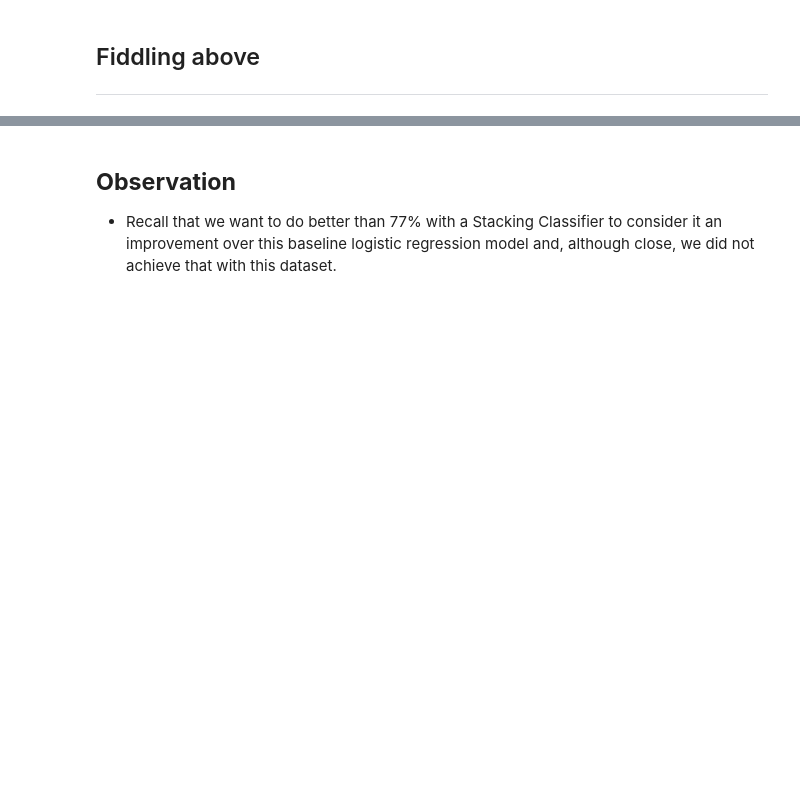
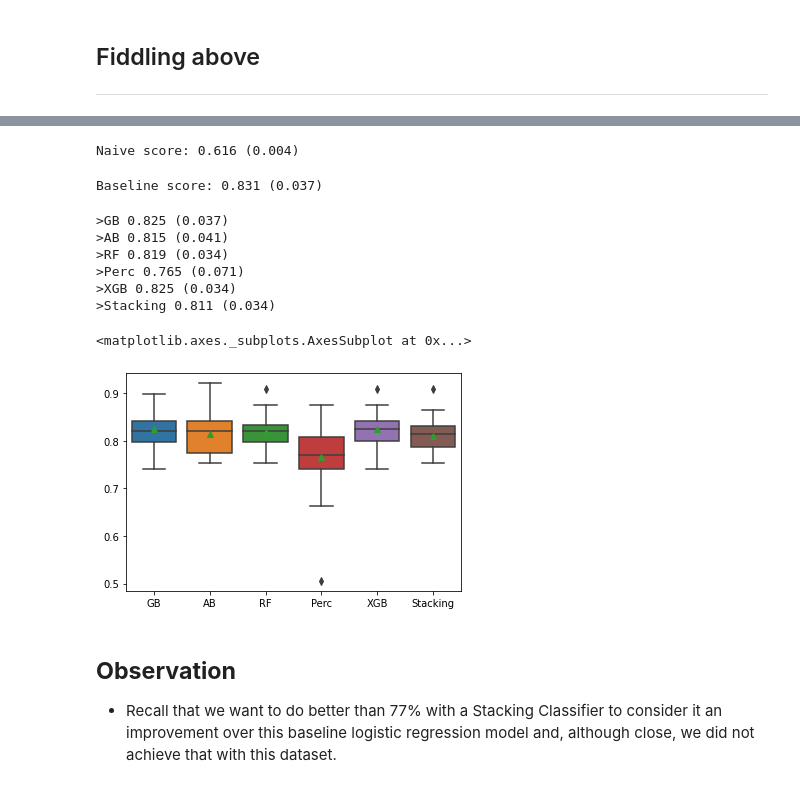
Before and after one commit to datacamp/Applied-Machine-Learning-Ensemble-Modeling-live-training, a Jupyter notebook: notebooks/python_live_session_template.ipynb, the cells around one changed output, grey strips where cells are left out. Drawn from its saved outputs; the diff is of its cells as text; code cells hidden in the pictures; blank space fills up the shorter version.

```diff
--- a/notebooks/python_live_session_template.ipynb
+++ b/notebooks/python_live_session_template.ipynb
@@ -641,0 +645,4 @@ DecisionTreeClassifier(ccp_alpha=0.0, class_weight=None, criterion='gini',
+# %%
+import pandas as pd
+titanic = pd.read_csv('https://github.com/datacamp/Applied-Machine-Learning-Ensemble-Modeling-live-training/blob/master/data/titanic_train.csv?raw=true')
+titanic.head()
@@ -641,0 +656,34 @@ DecisionTreeClassifier(ccp_alpha=0.0, class_weight=None, criterion='gini',
+# %%
+from sklearn.model_selection import train_test_split
+X = titanic.drop(['PassengerId','Survived','Name','Ticket'],axis=1)
+y = titanic['Survived']
+X_train, X_test, y_train, y_test = train_test_split(X, y, test_size=0.3, random_state=42)
+# %%
+# Evaluate naive
+
+# Instantiate a DummyClassifier with 'most_frequent' strategy
+naive = DummyClassifier(strategy='most_frequent')
+
+# Create RepeatedStratifiedKFold cross-validator with 10 folds, 3 repeats and a seed of 1.
+cv = RepeatedStratifiedKFold(n_splits=10, n_repeats=3, random_state=1)
+
+# Calculate accuracy using `cross_val_score()` with model instantiated, data to fit, target variable, 'accuracy' scoring, cross validator, n_jobs=-1, and error_score set to 'raise'
+n_scores = cross_val_score(naive, X, y, scoring='accuracy', cv=cv, n_jobs=-1, error_score='raise')
+
+# Print mean and standard deviation of n_scores:
+print('Naive score: %.3f (%.3f)' % (mean(n_scores), std(n_scores)))
+# %% [output]
+Naive score: 0.616 (0.004)
+# %%
+# Evaluate baseline model
+
+# Instantiate a LogisticRegression with 'lbfgs' solver and 'l2' penalty
+model = LogisticRegression(solver='lbfgs',penalty='l2')
+
+# Calculate accuracy using `cross_val_score()` with model instantiated, data to fit, target variable, 'accuracy' scoring, cross validator 'cv', and error_score set to 'raise'
+m_scores = cross_val_score(model, X, y, scoring='accuracy', cv=cv, n_jobs=-1, error_score='raise')
+
+# Print mean and standard deviation of m_scores:
+print('Baseline score: %.3f (%.3f)' % (mean(m_scores), std(m_scores)))
+# %% [output]
+Baseline score: 0.831 (0.037)
@@ -642,3 +754,37 @@ DecisionTreeClassifier(ccp_alpha=0.0, class_weight=None, criterion='gini',
+# %%
+# Evaluate the models and store results
+# Create an empty list for the results
+results = list()
+
+# Create an empty list for the model names
+names = list()
+
+# Create a for loop that iterates over each name, model in models dictionary
+for name, model in models.items():
+
+	# Call evaluate_model(model) and assign it to variable called scores
+	scores = evaluate_model(model)
+
+  # Append output from scores to the results list
+	results.append(scores)
+
+  # Append name to the names list
+	names.append(name)
+
+  # Print name, mean and standard deviation of scores:
+	print('>%s %.3f (%.3f)' % (name, mean(scores), std(scores)))
+
+# Plot model performance for comparison using names for x and results for y and setting showmeans to True
+sns.boxplot(x=names, y=results, showmeans=True)
+# %% [output]
+>GB 0.825 (0.037)
+>AB 0.815 (0.041)
+>RF 0.819 (0.034)
+>Perc 0.765 (0.071)
+>XGB 0.825 (0.034)
+>Stacking 0.811 (0.034)
+<matplotlib.axes._subplots.AxesSubplot at 0x...>
+[figure, added]
 # %% [markdown]
 ## **Observation**
 - Recall that we want to do better than 77% with a Stacking Classifier to consider it an improvement over this baseline logistic regression model and, although close, we did not achieve that with this dataset.
```
Also changed, not shown: parts of 3 cells of this notebook.
